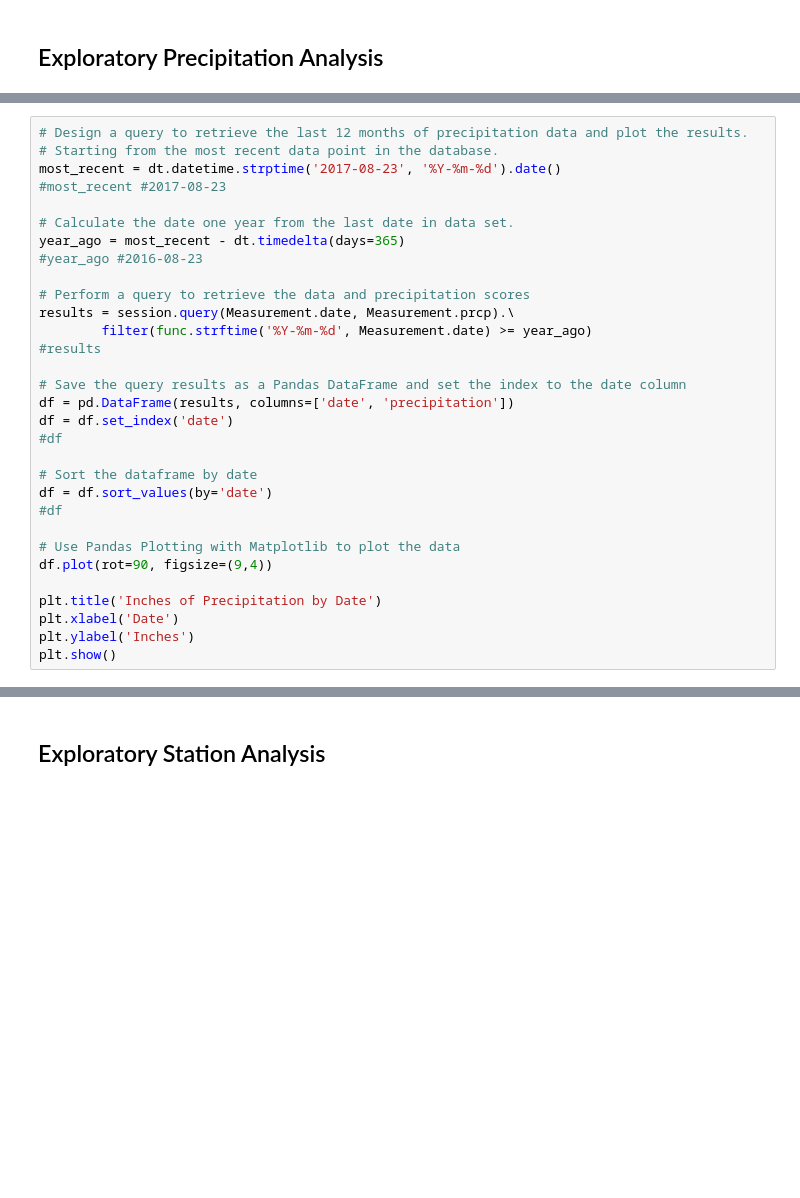
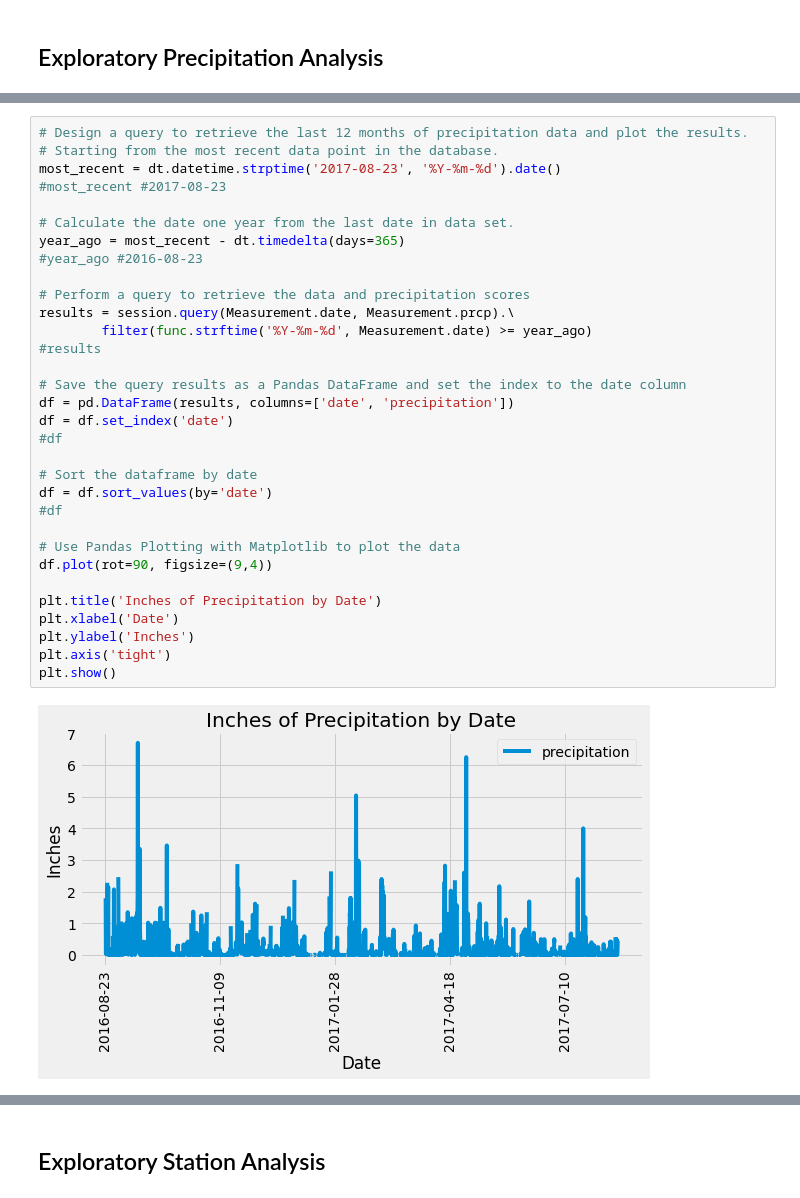
Before and after one commit to JonWeber0328/sqlalchemy-challenge, a Jupyter notebook: SQLAlchemy.ipynb, the cells around one changed output, grey strips where cells are left out. Drawn from its saved outputs; the diff is of its cells as text; blank space fills up the shorter version.

```diff
--- a/SQLAlchemy.ipynb
+++ b/SQLAlchemy.ipynb
@@ -49,33 +53,36 @@ most_recent
 # Design a query to retrieve the last 12 months of precipitation data and plot the results.
 # Starting from the most recent data point in the database.
 most_recent = dt.datetime.strptime('2017-08-23', '%Y-%m-%d').date()
 #most_recent #2017-08-23
 
 # Calculate the date one year from the last date in data set.
 year_ago = most_recent - dt.timedelta(days=365)
 #year_ago #2016-08-23
 
 # Perform a query to retrieve the data and precipitation scores
 results = session.query(Measurement.date, Measurement.prcp).\
         filter(func.strftime('%Y-%m-%d', Measurement.date) >= year_ago)
 #results
 
 # Save the query results as a Pandas DataFrame and set the index to the date column
 df = pd.DataFrame(results, columns=['date', 'precipitation'])
 df = df.set_index('date')
 #df
 
 # Sort the dataframe by date
 df = df.sort_values(by='date')
 #df
 
 # Use Pandas Plotting with Matplotlib to plot the data
 df.plot(rot=90, figsize=(9,4))
 
 plt.title('Inches of Precipitation by Date')
 plt.xlabel('Date')
 plt.ylabel('Inches')
+plt.axis('tight')
 plt.show()
+# %% [output]
+[figure, added]
 # %%
 # Use Pandas to calcualte the summary statistics for the precipitation data
 df["precipitation"].describe()
```
Also changed, not shown: parts of 6 cells of this notebook.
